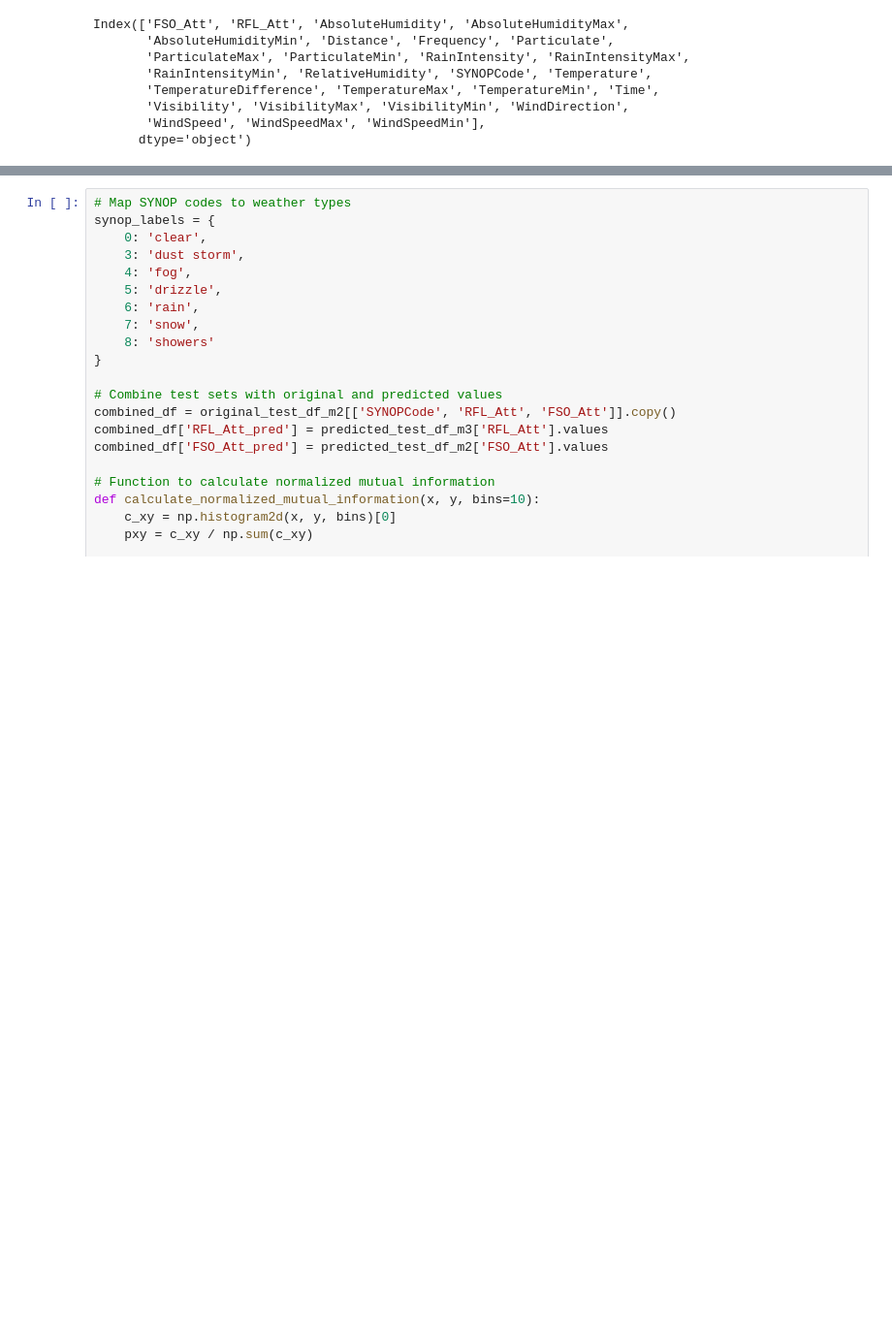
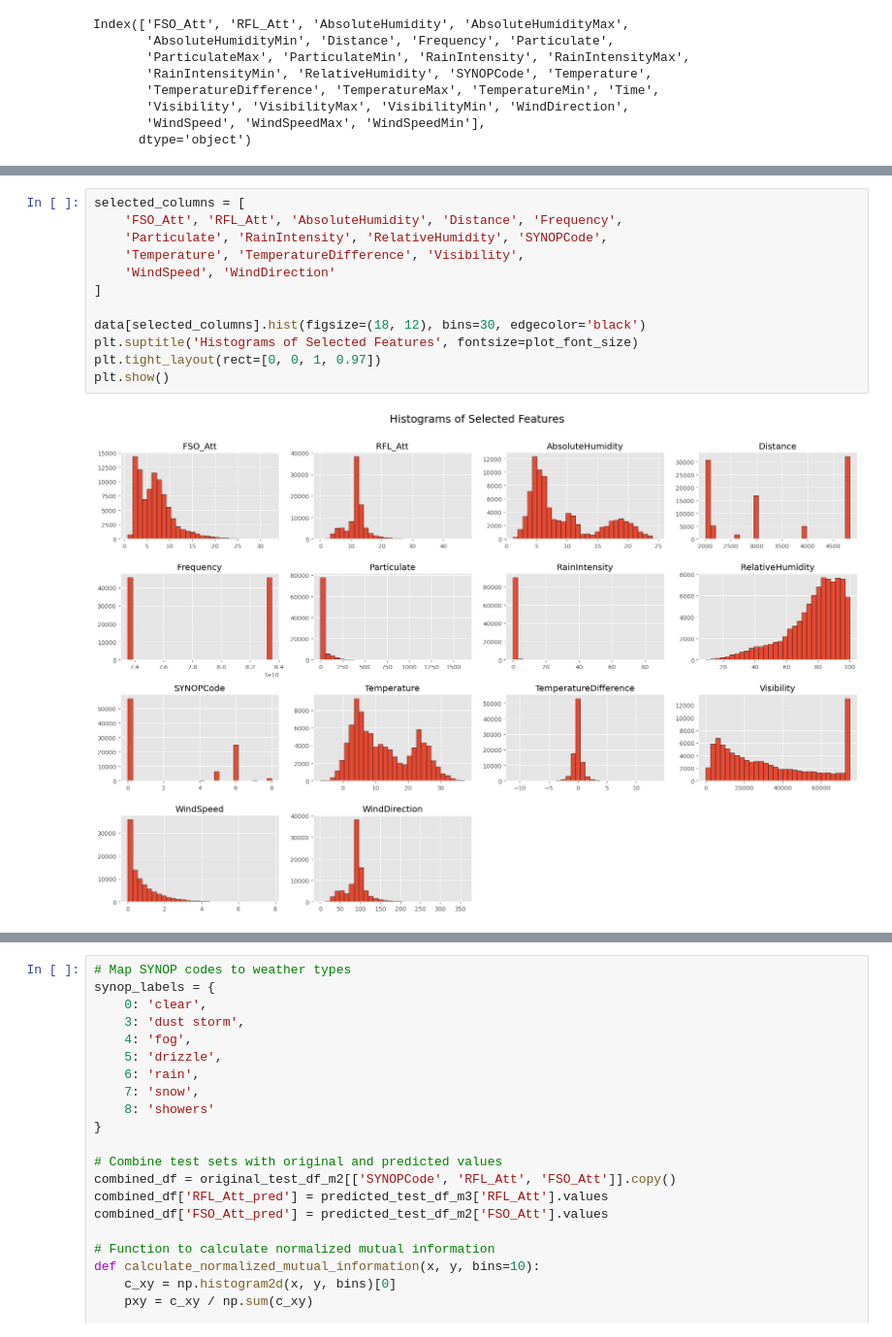
Before and after one commit to nithin0609/Hybrid-Optical-RF-Communication-Model, a Jupyter notebook: RF_Models_V2.ipynb, the cells around one changed output, grey strips where cells are left out. Shown at 97% size. Drawn from its saved outputs; the diff is of its cells as text; blank space fills up the shorter version.

```diff
--- a/RF_Models_V2.ipynb
+++ b/RF_Models_V2.ipynb
@@ -43,0 +55,14 @@ Index(['FSO_Att', 'RFL_Att', 'AbsoluteHumidity', 'AbsoluteHumidityMax',
+# %%
+selected_columns = [
+    'FSO_Att', 'RFL_Att', 'AbsoluteHumidity', 'Distance', 'Frequency',
+    'Particulate', 'RainIntensity', 'RelativeHumidity', 'SYNOPCode',
+    'Temperature', 'TemperatureDifference', 'Visibility',
+    'WindSpeed', 'WindDirection'
+]
+
+data[selected_columns].hist(figsize=(18, 12), bins=30, edgecolor='black')
+plt.suptitle('Histograms of Selected Features', fontsize=plot_font_size)
+plt.tight_layout(rect=[0, 0, 1, 0.97])
+plt.show()
+# %% [output]
+[figure, added]
```
Also changed, not shown: parts of 22 cells of this notebook, 1 other file.
